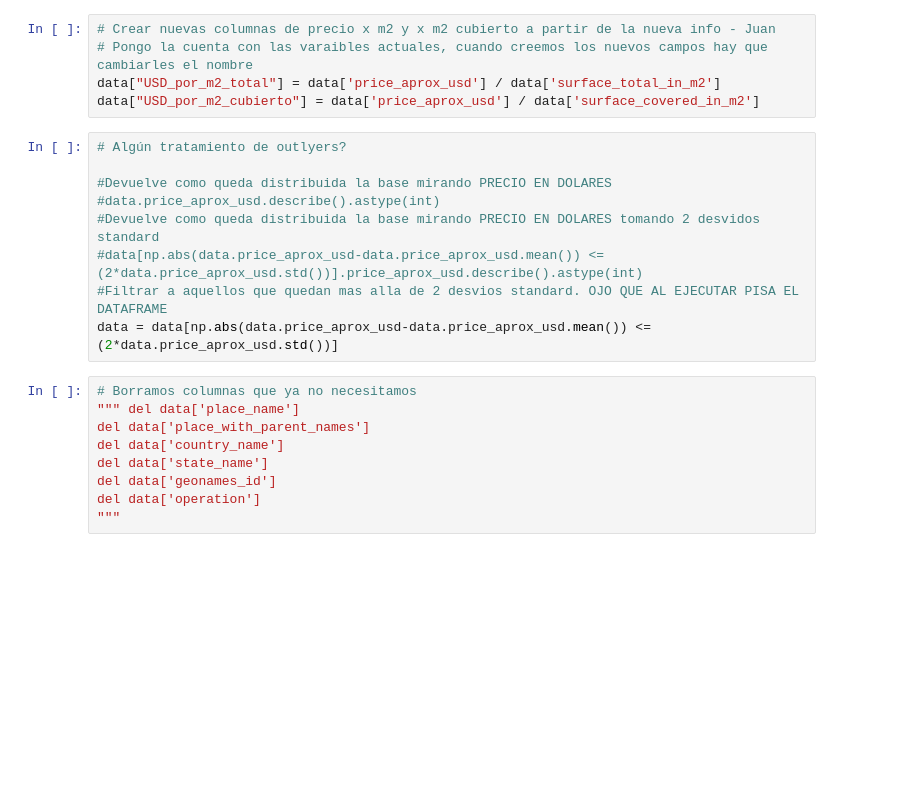
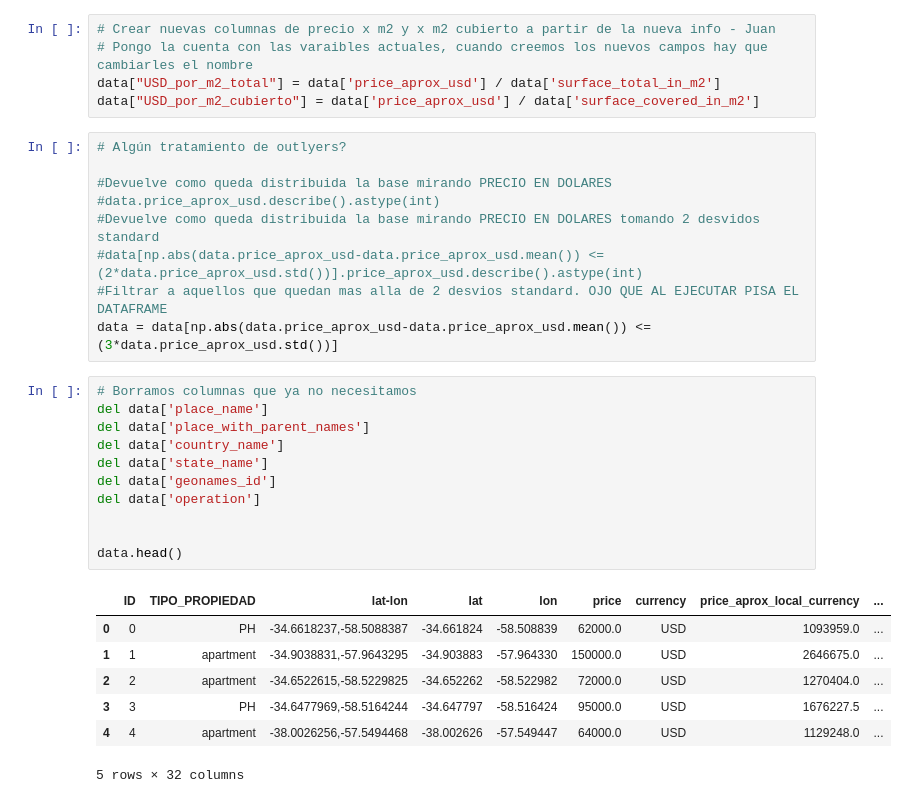
Before and after one commit to GabrielCasal/Digital_House, a Jupyter notebook: TP-Limpieza.ipynb, the cells around one changed output. Cells and saved outputs as stored; diff of their text form; blank space fills up the shorter version.

```diff
--- a/TP-Limpieza.ipynb
+++ b/TP-Limpieza.ipynb
@@ -170,13 +179,23 @@ data["USD_por_m2_cubierto"] = data['price_aprox_usd'] / data['surface_covered_in
 #Devuelve como queda distribuida la base mirando PRECIO EN DOLARES tomando 2 desvidos standard
 #data[np.abs(data.price_aprox_usd-data.price_aprox_usd.mean()) <= (2*data.price_aprox_usd.std())].price_aprox_usd.describe().astype(int)
 #Filtrar a aquellos que quedan mas alla de 2 desvios standard. OJO QUE AL EJECUTAR PISA EL DATAFRAME
-data = data[np.abs(data.price_aprox_usd-data.price_aprox_usd.mean()) <= (2*data.price_aprox_usd.std())]
+data = data[np.abs(data.price_aprox_usd-data.price_aprox_usd.mean()) <= (3*data.price_aprox_usd.std())]
 # %%
 # Borramos columnas que ya no necesitamos
-""" del data['place_name']
+del data['place_name']
 del data['place_with_parent_names']
 del data['country_name']
 del data['state_name']
 del data['geonames_id']
 del data['operation']
-"""
+
+
+data.head()
+# %% [output]
+|  | ID | TIPO_PROPIEDAD | lat-lon | lat | lon | price | currency | price_aprox_local_currency | ... |
+| 0 | 0 | PH | -34.6618237,-58.5088387 | -34.661824 | -58.508839 | 62000.0 | USD | 1093959.0 | ... |
+| 1 | 1 | apartment | -34.9038831,-57.9643295 | -34.903883 | -57.964330 | 150000.0 | USD | 2646675.0 | ... |
+| 2 | 2 | apartment | -34.6522615,-58.5229825 | -34.652262 | -58.522982 | 72000.0 | USD | 1270404.0 | ... |
+| 3 | 3 | PH | -34.6477969,-58.5164244 | -34.647797 | -58.516424 | 95000.0 | USD | 1676227.5 | ... |
+| 4 | 4 | apartment | -38.0026256,-57.5494468 | -38.002626 | -57.549447 | 64000.0 | USD | 1129248.0 | ... |
+5 rows × 32 columns
```
Also changed, not shown: parts of 3 cells of this notebook, 6 other files.
